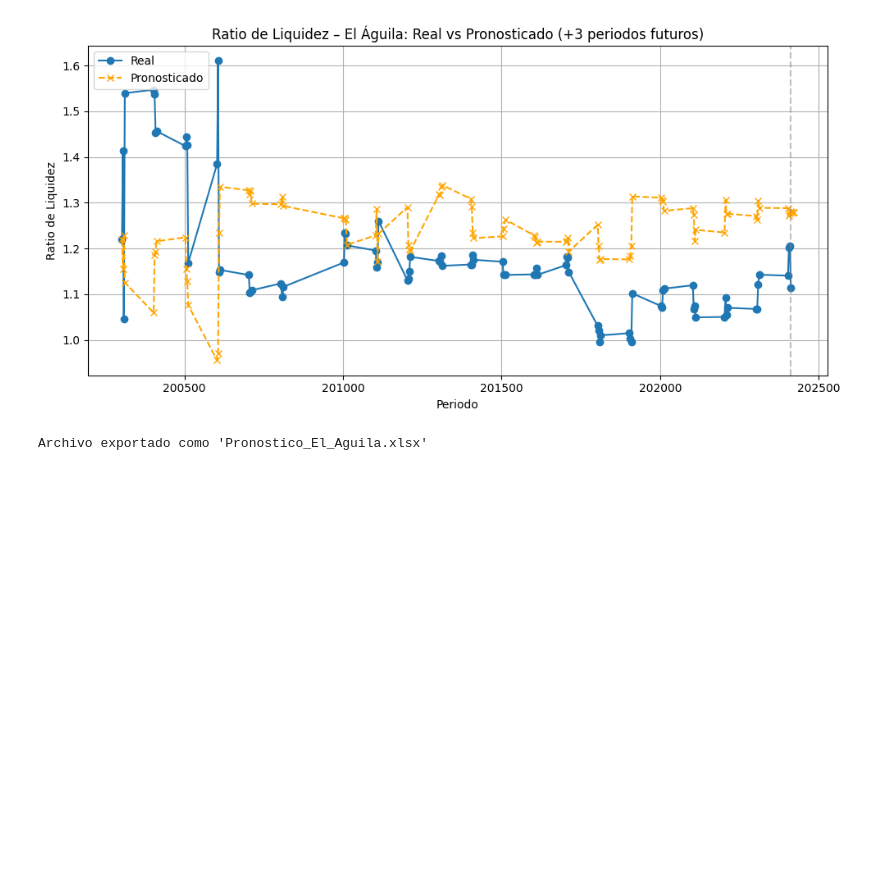
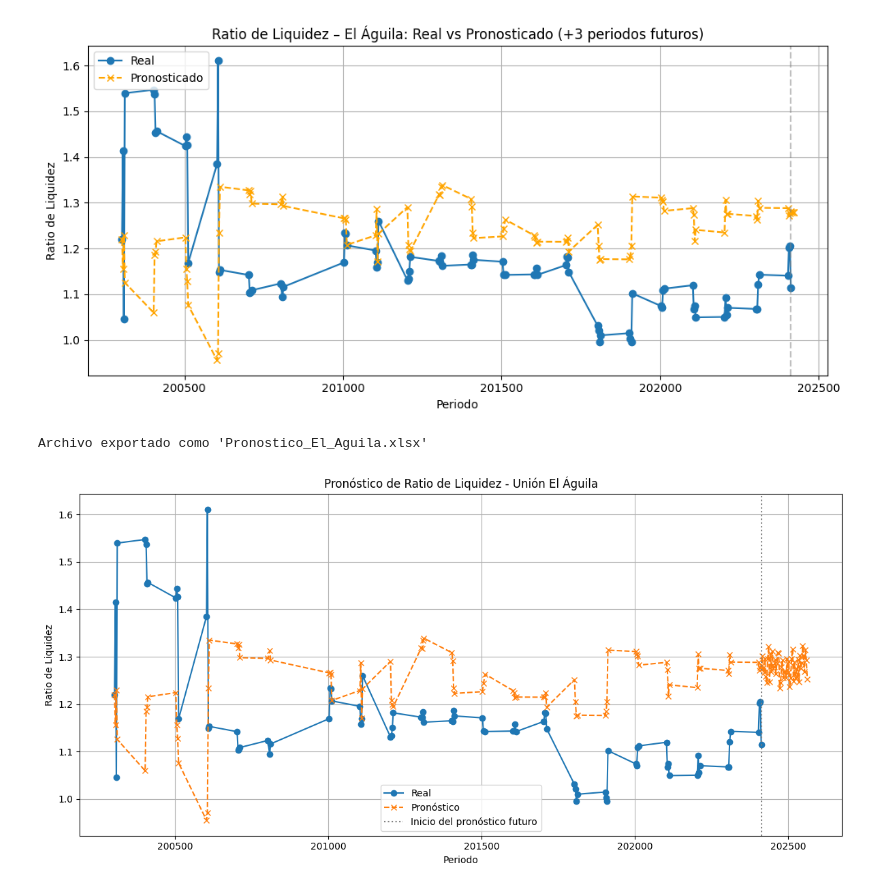
Before and after one commit to IvanPP1018/SIMULACION-1, a Jupyter notebook: BASE BIEN TESIS.ipynb, the cells around one changed output. Drawn from its saved outputs; the diff is of its cells as text; code cells hidden in the pictures; blank space fills up the shorter version.

```diff
--- a/BASE BIEN TESIS.ipynb
+++ b/BASE BIEN TESIS.ipynb
@@ -1436,3 +1436,100 @@ Requirement already satisfied: typing-extensions>=4.2.0 in /usr/local/lib/python
 [82 rows x 4 columns]
 [figure]
 Archivo exportado como 'Pronostico_El_Aguila.xlsx'
+# %%
+import pandas as pd
+import numpy as np
+import matplotlib.pyplot as plt
+from linearmodels.panel import PanelOLS
+import statsmodels.api as sm
+
+# ----------------------------
+# 1. Cargar y ajustar modelo panel
+# ----------------------------
+df = pd.read_excel("PANEL BIEN.xlsx", sheet_name="Hoja1")
+df.columns = ['UNIONES', 'PERIODO', 'RATIO_LIQUIDEZ', 'IMOR', 'ICOR', 'ROA', 'ROE']
+df = df[df['PERIODO'] != 'PERIODO']
+df['PERIODO'] = pd.to_numeric(df['PERIODO'])
+df[['RATIO_LIQUIDEZ', 'IMOR', 'ICOR', 'ROA', 'ROE']] = df[['RATIO_LIQUIDEZ', 'IMOR', 'ICOR', 'ROA', 'ROE']].apply(pd.to_numeric)
+
+df_panel = df.set_index(['UNIONES', 'PERIODO'])
+Y = df_panel['RATIO_LIQUIDEZ']
+X = sm.add_constant(df_panel[['IMOR', 'ICOR', 'ROE', 'ROA']])
+modelo = PanelOLS(Y, X, entity_effects=True)
+resultados = modelo.fit()
+coeficientes = resultados.params
+
+# ----------------------------
+# 2. Leer archivo de El Águila y pronosticar valores actuales
+# ----------------------------
+df_aguila = pd.read_excel("El Águila Prueba.xlsx", sheet_name="Hoja1")
+df_aguila.columns = ['UNIONES', 'PERIODO', 'RATIO_LIQUIDEZ', 'IMOR', 'ICOR', 'ROA', 'ROE']
+df_aguila = df_aguila[df_aguila['PERIODO'] != 'PERIODO']
+df_aguila['PERIODO'] = pd.to_numeric(df_aguila['PERIODO'])
+df_aguila[['RATIO_LIQUIDEZ', 'IMOR', 'ICOR', 'ROA', 'ROE']] = df_aguila[['RATIO_LIQUIDEZ', 'IMOR', 'ICOR', 'ROA', 'ROE']].apply(pd.to_numeric)
+
+X_aguila = sm.add_constant(df_aguila[['IMOR', 'ICOR', 'ROE', 'ROA']])
+df_aguila['PRONOSTICO'] = X_aguila.dot(coeficientes)
+df_aguila['ERROR'] = df_aguila['RATIO_LIQUIDEZ'] - df_aguila['PRONOSTICO']
+
+# ----------------------------
+# 3. Generar 50 periodos adicionales con más realismo
+# ----------------------------
+variables = ['IMOR', 'ICOR', 'ROE', 'ROA']
+tendencias = {}
+
+for var in variables:
+    pendiente, inter = np.polyfit(df_aguila['PERIODO'], df_aguila[var], 1)
+    tendencias[var] = (pendiente, inter)
+
+ultimo_periodo = df_aguila['PERIODO'].max()
+nuevos_periodos = [ultimo_periodo + i for i in range(3, 3 * 51, 3)]
+
+np.random.seed(42)
+nuevos_datos = []
+
+for i, p in enumerate(nuevos_periodos):
+    fila = {'UNIONES': 'EL ÁGUILA', 'PERIODO': p}
+
+    for var in variables:
+        pendiente, inter = tendencias[var]
+        base_lineal = pendiente * p + inter
+        efecto_log = 0.015 * np.log(p - ultimo_periodo + 1)
+        estacionalidad = 0.02 * np.sin(i / 3 * np.pi)
+        std_hist = df_aguila[var].std()
+        ruido = np.random.normal(0, 0.15 * std_hist)
+
+        fila[var] = base_lineal * (1 + efecto_log + estacionalidad) + ruido
+
+    fila['RATIO_LIQUIDEZ'] = np.nan
+    nuevos_datos.append(fila)
+
+df_futuro = pd.DataFrame(nuevos_datos)
+X_futuro = sm.add_constant(df_futuro[['IMOR', 'ICOR', 'ROE', 'ROA']])
+df_futuro['PRONOSTICO'] = X_futuro.dot(coeficientes)
+df_futuro['ERROR'] = np.nan
+
+# ----------------------------
+# 4. Unir y exportar resultados
+# ----------------------------
+df_aguila_extendido = pd.concat([df_aguila, df_futuro], ignore_index=True).sort_values('PERIODO')
+
+# Exportar a Excel
+df_aguila_extendido.to_excel("Pronostico_El_Aguila.xlsx", index=False)
+
+# ----------------------------
+# 5. Graficar
+# ----------------------------
+plt.figure(figsize=(12, 6))
+plt.plot(df_aguila_extendido['PERIODO'], df_aguila_extendido['RATIO_LIQUIDEZ'], label='Real', marker='o')
+plt.plot(df_aguila_extendido['PERIODO'], df_aguila_extendido['PRONOSTICO'], label='Pronóstico', linestyle='--', marker='x')
+plt.axvline(ultimo_periodo, color='gray', linestyle=':', label='Inicio del pronóstico futuro')
+plt.xlabel('Periodo')
+plt.ylabel('Ratio de Liquidez')
+plt.title('Pronóstico de Ratio de Liquidez - Unión El Águila')
+plt.legend()
+plt.grid(True)
+plt.tight_layout()
+plt.show()
+# %% [output]
+[figure, added]
```
Also changed, not shown: parts of 1 cell of this notebook.
